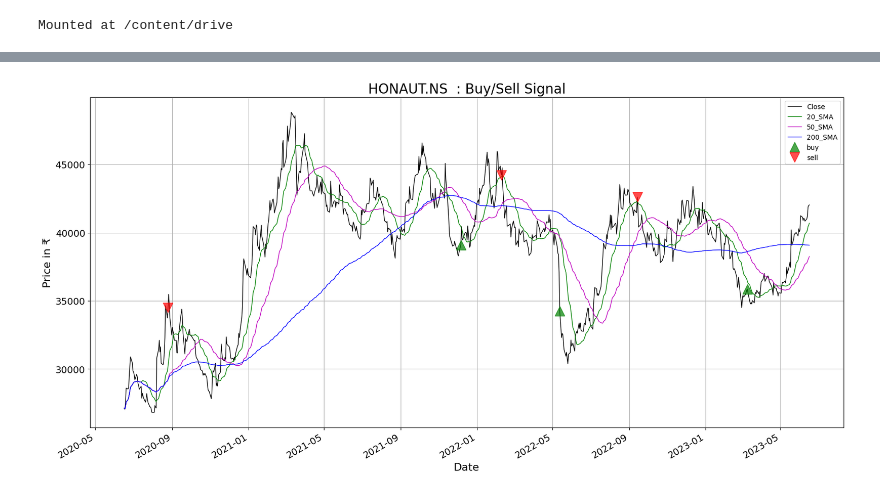
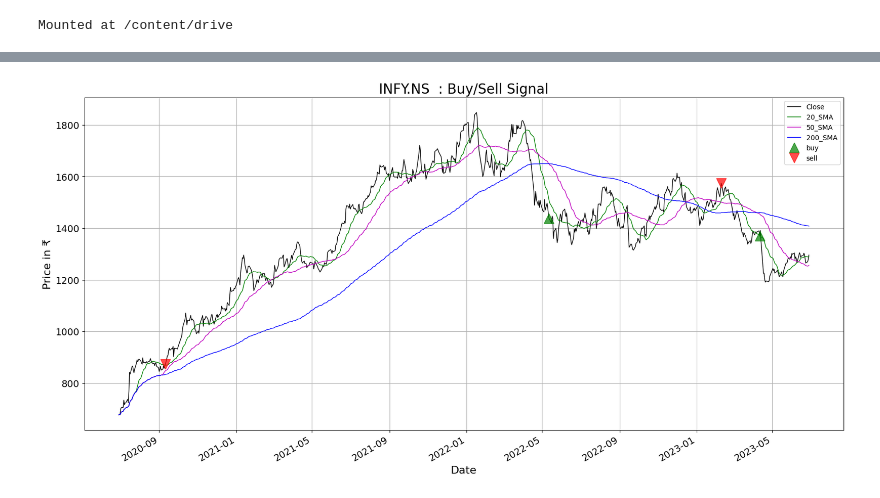
Before and after one commit to ankit-rathi/Data-Science-with-Python, a Jupyter notebook: Tradevesting/myProspects_Buy_Sell_Signals.ipynb, the cells around one changed output, grey strips where cells are left out. Drawn from its saved outputs; the diff is of its cells as text; code cells hidden in the pictures.

```diff
--- a/Tradevesting/myProspects_Buy_Sell_Signals.ipynb
+++ b/Tradevesting/myProspects_Buy_Sell_Signals.ipynb
@@ -233,5 +244,5 @@ df_daily_buy_sell[df_daily_buy_sell['Position'] == 'Buy'].tail(20)
 # %%
-stock_symbol = 'HONAUT.NS'
+stock_symbol = 'INFY.NS'
 plot_stock_buy_sell(stock_symbol)
 # %% [output]
-[figure, old version]
+[figure, new version]
```
Also changed, not shown: parts of 6 cells of this notebook.
